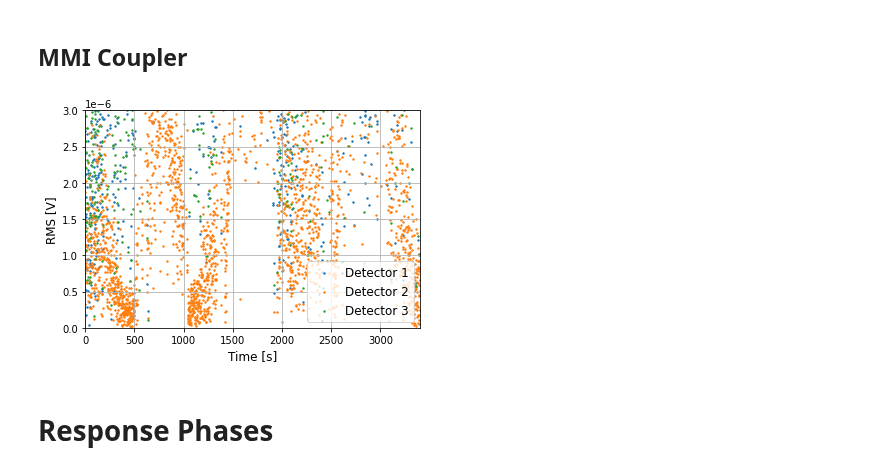
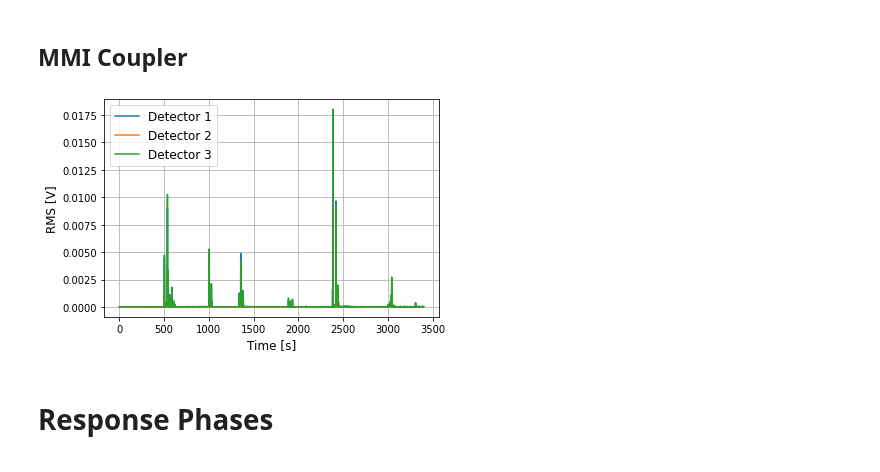
Before and after one commit to bilaljo/MiniPTI, a Jupyter notebook: notebooks/pti.ipynb, the cells around one changed output. Drawn from its saved outputs; the diff is of its cells as text; code cells hidden in the pictures.

```diff
--- a/notebooks/pti.ipynb
+++ b/notebooks/pti.ipynb
@@ -9,6 +7,9 @@ from phase_scan import PhaseScan
 # %%
-decimation_data_comercial = pd.read_csv("Decimation.csv")
-# decimation_data_mmi = pd.read_csv("Decimation_mmi.csv")
+decimation_data_comercial = pd.read_csv("Decimation_Comercial.csv")
+#decimation_data_mmi = pd.read_csv("Decimation_mmi.csv")
+
+pti_inversion_comercial = pd.read_csv("PTI_Inversion_Comercial.csv")
+#pti_inversion_comercial = pd.read_csv("PTI_Inversion_MMI.csv")
 # %% [markdown]
 # DC Values
 # %% [markdown]
@@ -42,9 +43,9 @@ plt.show()
 # %% [markdown]
 ## Comercial Coupler
 # %%
-time = np.arange(len(decimation_data_comercial["RMS CH1"]))
+time = np.arange(len(decimation_data_comercial["AC CH1"]))
 for channel in range(1, 4):
-    plt.plot(time, decimation_data_comercial[f"RMS CH{channel}"], label=f"Detector {channel}")
+    plt.plot(time, decimation_data_comercial[f"AC CH{channel}"], label=f"Detector {channel}")
 plt.xlabel("Time [s]", fontsize=12)
 plt.ylabel("RMS [V]", fontsize=12)
 plt.grid()
@@ -57,15 +58,14 @@ plt.show()
 # %%
 time = np.arange(len(decimation_data_mmi["RMS CH1"]))
 for channel in range(1, 4):
-    plt.scatter(time, decimation_data_mmi[f"RMS CH{channel}"] * 10, label=f"Detector {channel}", s=2)
+    plt.plot(time, decimation_data_mmi[f"RMS CH{channel}"] * 10, label=f"Detector {channel}")
 plt.xlabel("Time [s]", fontsize=12)
 plt.ylabel("RMS [V]", fontsize=12)
 plt.grid()
-plt.axis([0, len(time), 0, 3e-6])
 plt.legend(fontsize=12)
 plt.show()
 # %% [output]
-[figure, old version]
+[figure, new version]
 # %% [markdown]
 # Response Phases
 # %% [markdown]
```
Also changed, not shown: parts of 21 cells of this notebook, 4 other files.
